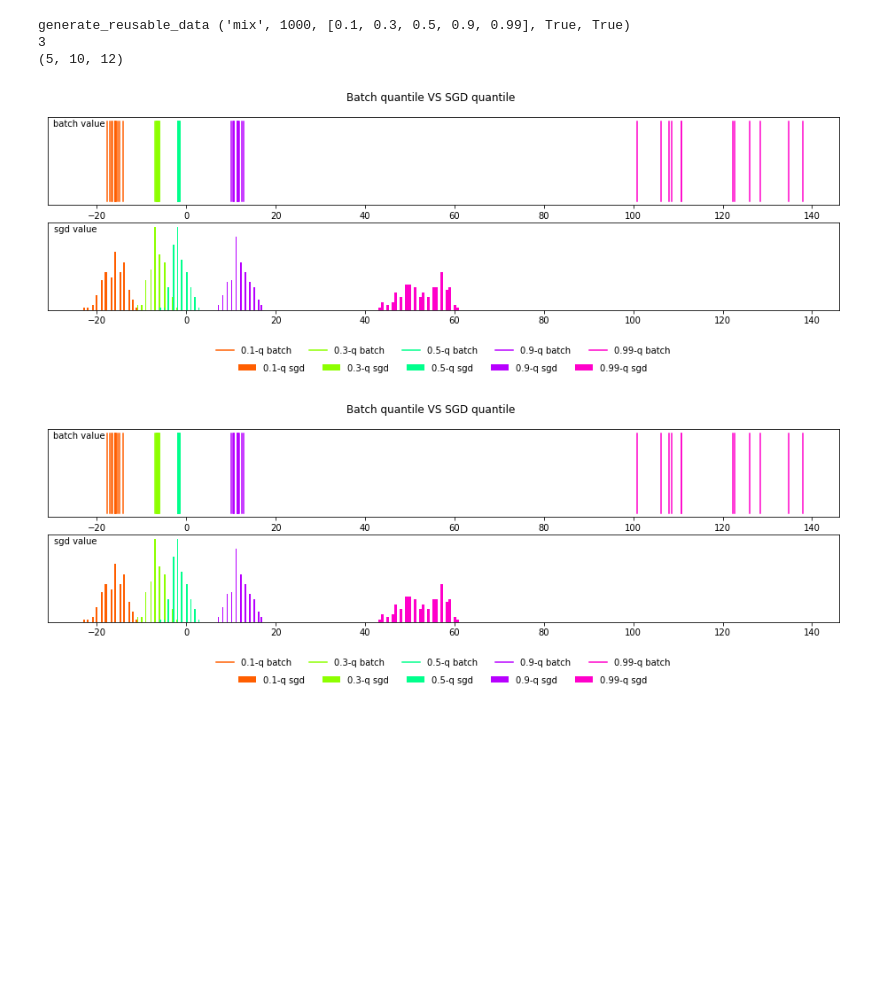
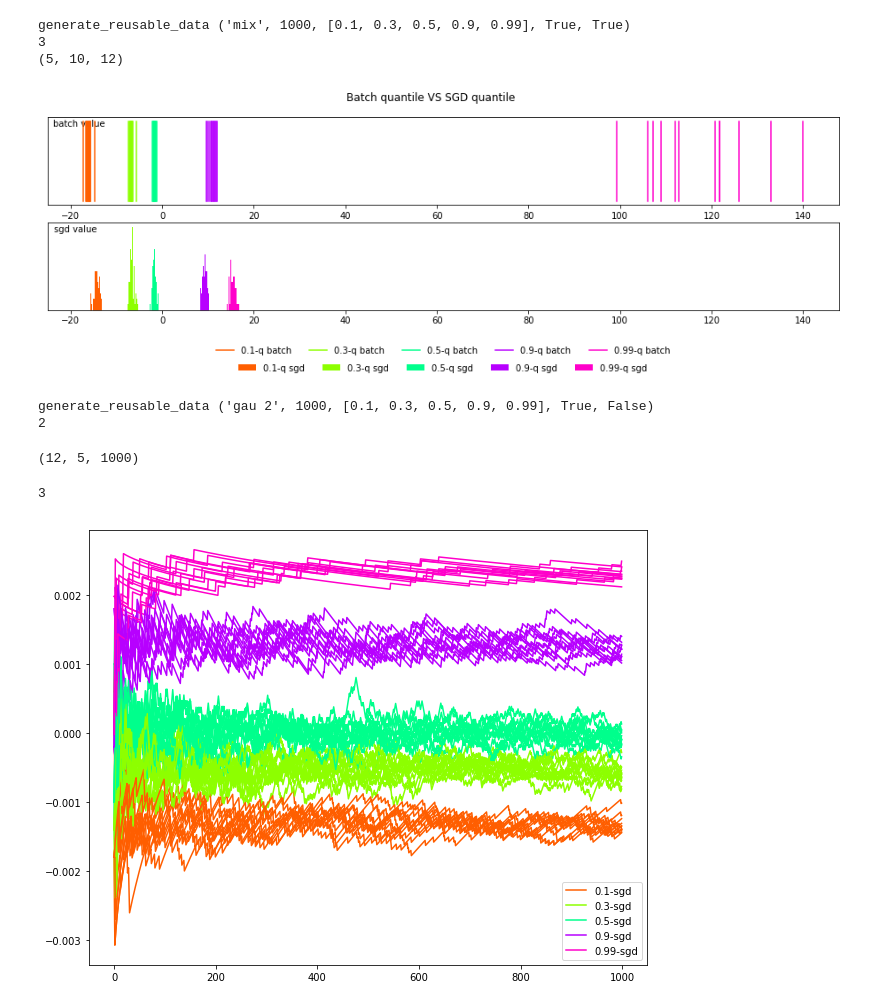
Before and after one commit to chengsoonong/eheye, a Jupyter notebook: QuantEst/sgd_quant_est/comparison_image_generation.ipynb, the cells around one changed output. Drawn from its saved outputs; the diff is of its cells as text; code cells hidden in the pictures; blank space fills up the shorter version.

Commit message:
line plot added

```diff
--- a/QuantEst/sgd_quant_est/comparison_image_generation.ipynb
+++ b/QuantEst/sgd_quant_est/comparison_image_generation.ipynb
@@ -60,6 +60,9 @@ N_g = 12 # N_generation
 N_s = 10 # N_shuffle
 
 N_q = len(tau_vals)
+
+c_Norm = colors.Normalize(vmin=0, vmax=1)
+scalarMap = cmx.ScalarMappable(norm=c_Norm, cmap=plt.get_cmap('gist_rainbow'))
 # %%
 # all of the inputs are in the form of list
 # e.g. distro = [mix_gaussian], datasize = [100, 100000], stepsize = [2]
@@ -281,7 +284,7 @@ def generate_q_sgds(dataset, stepsize, q_lst):
 # dataset = generate_dataset(distro=distro_list[0], datasize=1000, g_test=False, s_test=False)
 dataset, q_batches = generate_reusable_data(distro=distro_list[0], datasize=1000, q_lst=tau_vals,
                                             g_test=True, s_test=True)
-q_sgd_res, proc_filename, proc_shape = generate_q_sgds(dataset, stepsize_list[0], tau_vals)
+q_sgd_res, proc_filename, proc_shape = generate_q_sgds(dataset, stepsize_list[1], tau_vals)
 # print (q_batches)
 print (q_sgd_res.T.shape)
 # %% [output]
@@ -289,7 +292,7 @@ generate_reusable_data ('mix', 1000, [0.1, 0.3, 0.5, 0.9, 0.99], True, True)
 3
 (5, 10, 12)
 # %%
-def plt_stripe(tau_lst, ax, q_lst, pattern, name, scalarMap):
+def plt_stripe(tau_lst, ax, q_lst, pattern, name):
     hist_on = (len(q_lst.shape) > 2)
     q_lst = q_lst.T
     for idx, q in enumerate(q_lst):
@@ -302,43 +305,94 @@ def plt_stripe(tau_lst, ax, q_lst, pattern, name, scalarMap):
             bins = 30
             line = ax.hist(q.reshape(-1), bins, color=colorVal, label=lb)
 # %%
-def draw_spectrum_stripes(q_lst, q_batches, q_sgd_res):
-
+def plot_spectrum_stripes(q_lst, q_batches, q_sgd_res):
     c_Norm = colors.Normalize(vmin=0, vmax=1)
     scalarMap = cmx.ScalarMappable(norm=c_Norm, cmap=plt.get_cmap('gist_rainbow'))
     styles = ['-', '--']
     names = ['-q batch', '-q sgd']
 
     fig = plt.figure(figsize=(16,4))
     ax_batch = fig.add_subplot(211)
     ax_sgd = fig.add_subplot(212, sharex = ax_batch)
     fig.suptitle('Batch quantile VS SGD quantile')
 
-    plt_stripe(q_lst, ax_batch, q_batches, styles[0], names[0], scalarMap)
-    plt_stripe(q_lst, ax_sgd, q_sgd_res, styles[1], names[1], scalarMap)
+    plt_stripe(q_lst, ax_batch, q_batches, styles[0], names[0])
+    plt_stripe(q_lst, ax_sgd, q_sgd_res, styles[1], names[1])
 
     #set
     ax_batch.set_xlabel('batch value')
     ax_batch.xaxis.set_label_coords(0.04, 0.98)
     ax_batch.set_yticks([])
 
     plt.locator_params(axis='x', nbins=10)
 
     ax_sgd.set_xlabel('sgd value')
     ax_sgd.xaxis.set_label_coords(0.035, 0.98)
     ax_sgd.set_yticks([])
 
 
     # set position of legend
     ax_batch.legend(loc='lower center', bbox_to_anchor=(0.5, -1.8),
             frameon=False, ncol=len(q_lst))
     ax_sgd.legend(loc='lower center', bbox_to_anchor=(0.5, -0.8),
         frameon=False, ncol=len(q_lst))
 
-    return fig
+#     return fig
 
-draw_spectrum_stripes(tau_vals, q_batches, q_sgd_res)
+# plot_spectrum_stripes(tau_vals, q_batches, q_sgd_res)
 # %% [output]
-[figure, old version]
+[figure, new version]
-[figure, removed]
+# %%
+dataset, q_batches = generate_reusable_data(distro=distro_list[2], datasize=1000, q_lst=tau_vals,
+                                            g_test=True, s_test=False)
+q_sgd_res, proc_filename, proc_shape = generate_q_sgds(dataset, stepsize_list[2], tau_vals)
+# print (q_batches)
+# print (q_sgd_res.T.shape)
+q_procs = np.memmap(proc_filename, np.float32, 'r+', shape=proc_shape)
+q_procs.shape
+# %% [output]
+generate_reusable_data ('gau 2', 1000, [0.1, 0.3, 0.5, 0.9, 0.99], True, False)
+2
+(12, 5, 1000)
+# %%
+def plot_procs(tau_lst, q_batches, proc_name, proc_shape, s_test):
+    q_procs = np.memmap(proc_name, np.float32, 'r+', shape=proc_shape)
+
+
+    fig = plt.figure(figsize=(10, 8))
+    ax = fig.add_subplot(111)
+    N_dim = len(q_procs.shape)
+    print (N_dim)
+
+    if N_dim == 2:
+        for idx, q in enumerate(q_procs):
+            print (idx)
+            if id==0:
+                print (q)
+            colorVal = scalarMap.to_rgba(tau_lst[idx])
+            lb = str(+tau_lst[idx])+'-sgd'
+            ax.plot(q, color=colorVal, label=lb)
+
+    elif N_dim == 3:
+        for i, q_dt in enumerate(q_procs):
+            for idx, q in enumerate(q_dt):
+                colorVal = scalarMap.to_rgba(tau_lst[idx])
+                lb = (str(+tau_lst[idx])+'-sgd') if i== 0 else ''
+                ax.plot(q, color=colorVal, label=lb)
+        if s_test:
+            for idx, q in enumerate(q_batches):
+                colorVal = scalarMap.to_rgba(tau_lst[idx])
+                ax.axhline(q, color=colorVal)
+
+    elif N_dim > 3:
+        print ("q_sgd_proc too much to be printed")
+        return
+    ax.legend()
+#     fig.show()
+#     return fig
+
+plot_procs(tau_vals, q_batches, proc_filename, proc_shape, s_test=False)
+# %% [output]
+3
+[figure, added]
 # %%
```
Also changed, not shown: parts of 4 cells of this notebook, 1 other file.
